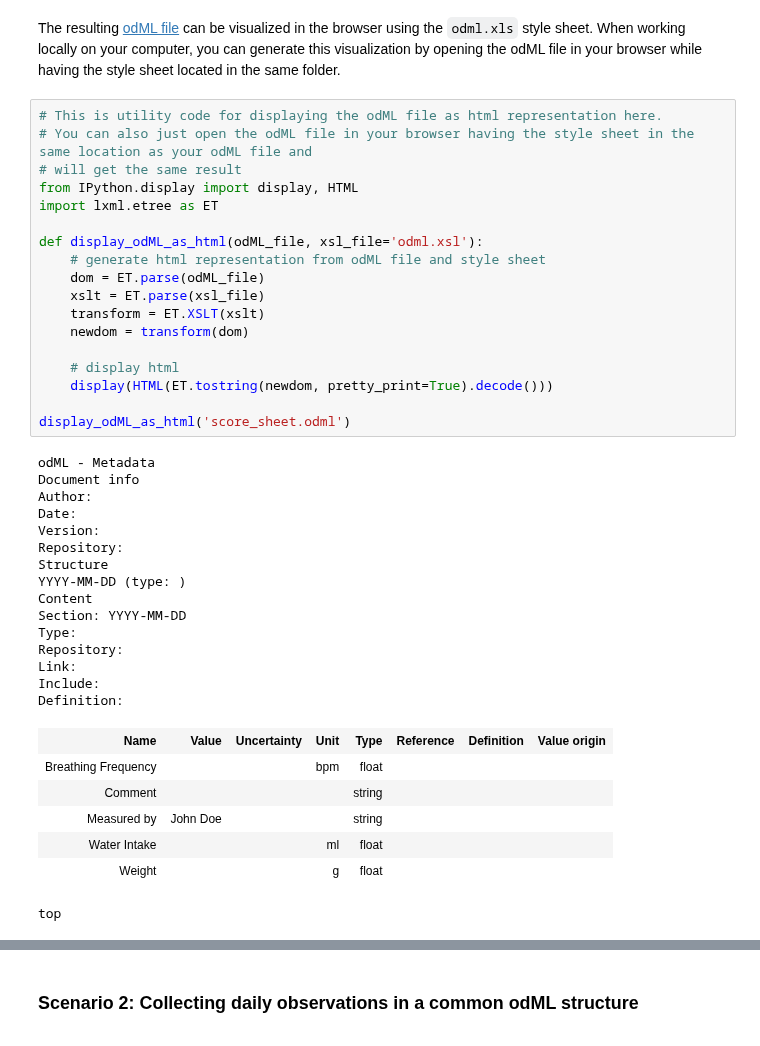
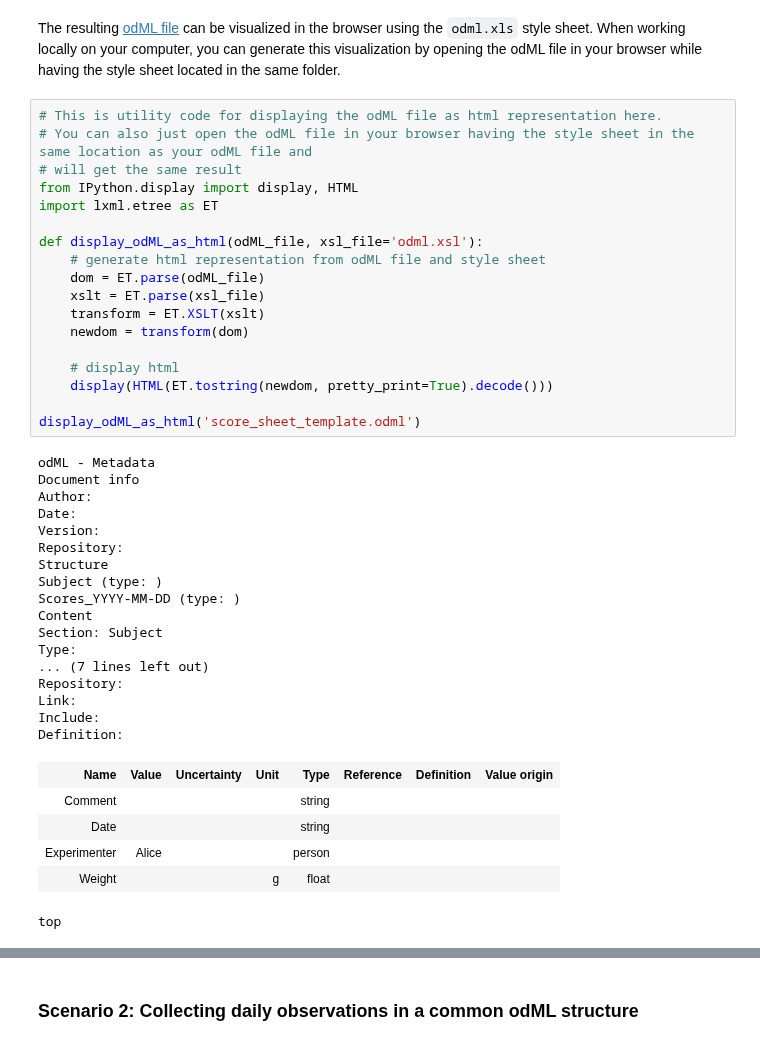
Before and after one commit to INM-6/python-odmltables, a Jupyter notebook: tutorials/tutorial-1_scenarios/demo_scenarios.ipynb, the cells around one changed output, grey strips where cells are left out. Saved outputs shown, nothing was run; the diff lists cells and outputs as text.

```diff
--- a/tutorials/tutorial-1_scenarios/demo_scenarios.ipynb
+++ b/tutorials/tutorial-1_scenarios/demo_scenarios.ipynb
@@ -62,39 +60,40 @@ The resulting [odML file](score_sheet.odml) can be visualized in the browser usi
 # You can also just open the odML file in your browser having the style sheet in the same location as your odML file and
 # will get the same result
 from IPython.display import display, HTML
 import lxml.etree as ET
 
 def display_odML_as_html(odML_file, xsl_file='odml.xsl'):
     # generate html representation from odML file and style sheet
     dom = ET.parse(odML_file)
     xslt = ET.parse(xsl_file)
     transform = ET.XSLT(xslt)
     newdom = transform(dom)
 
     # display html
     display(HTML(ET.tostring(newdom, pretty_print=True).decode()))
 
-display_odML_as_html('score_sheet.odml')
+display_odML_as_html('score_sheet_template.odml')
 # %% [output]
 odML - Metadata
 Document info
 Author:
 Date:
 Version:
 Repository:
 Structure
-YYYY-MM-DD (type: )
+Subject (type: )
+Scores_YYYY-MM-DD (type: )
 Content
-Section: YYYY-MM-DD
+Section: Subject
 Type:
+... (7 lines left out)
 Repository:
 Link:
 Include:
 Definition:
 | Name | Value | Uncertainty | Unit | Type | Reference | Definition | Value origin |
-| Breathing Frequency |  |  | bpm | float |  |  |  |
 | Comment |  |  |  | string |  |  |  |
-| Measured by | John Doe |  |  | string |  |  |  |
-| Water Intake |  |  | ml | float |  |  |  |
+| Date |  |  |  | string |  |  |  |
+| Experimenter | Alice |  |  | person |  |  |  |
 | Weight |  |  | g | float |  |  |  |
 top
```
Also changed, not shown: parts of 18 cells of this notebook.
